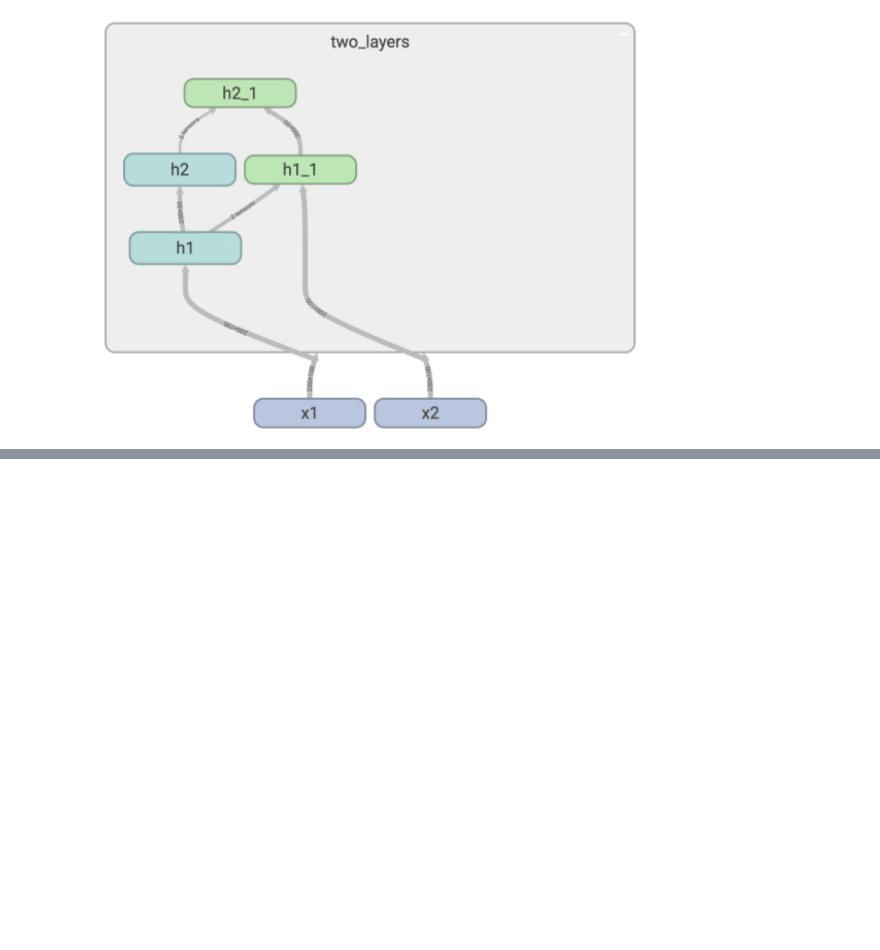
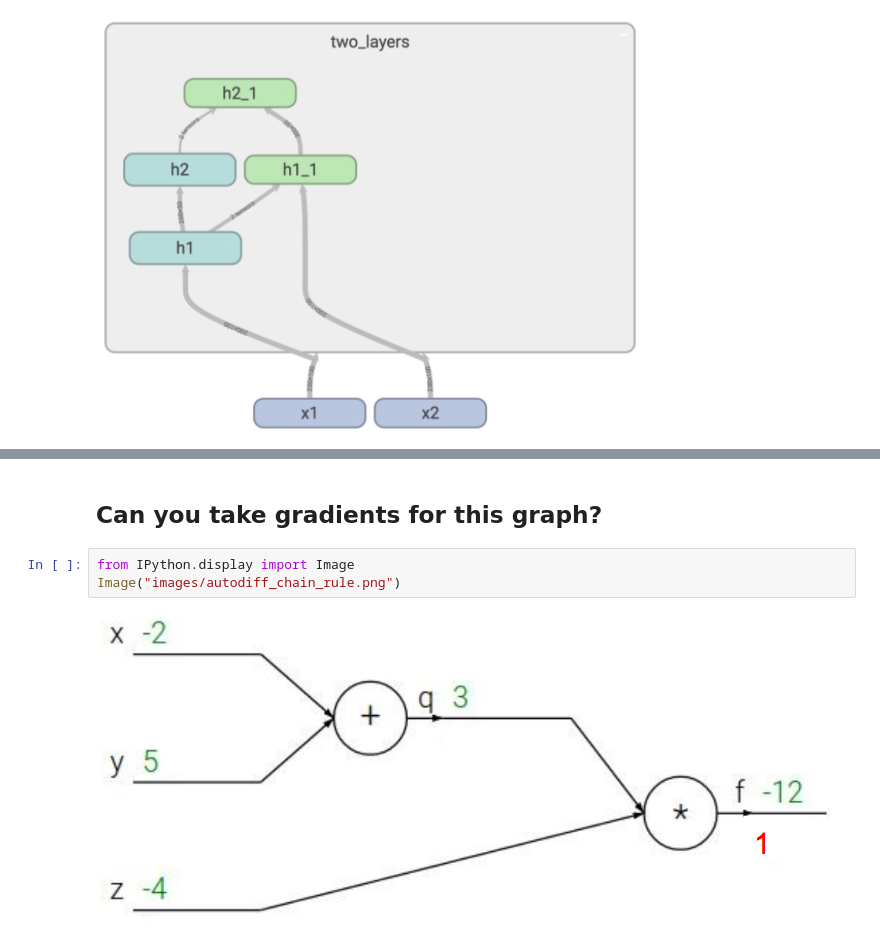
Before and after one commit to parksurk/cs20si_study, a Jupyter notebook: 5. Lecture5_word2vec + manage experiments.ipynb, the cells around one changed output, grey strips where cells are left out. Cells and saved outputs as stored; diff of their text form; blank space fills up the shorter version.

```diff
--- a/5. Lecture5_word2vec + manage experiments.ipynb
+++ b/5. Lecture5_word2vec + manage experiments.ipynb
@@ -663,0 +905,7 @@ Image("images/shareing_variable_problem_layer_up.png")
+# %% [markdown]
+## Can you take gradients for this graph?
+# %%
+from IPython.display import Image
+Image("images/autodiff_chain_rule.png")
+# %% [output]
+[figure, added]
```
Also changed, not shown: parts of 34 cells of this notebook, 5 other files.
